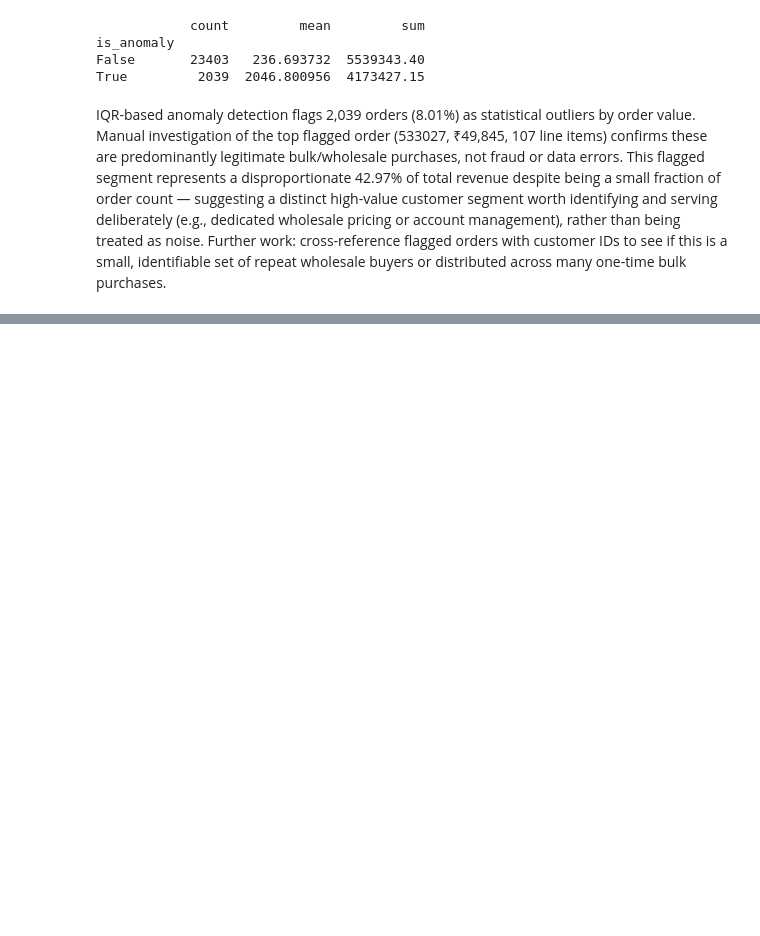
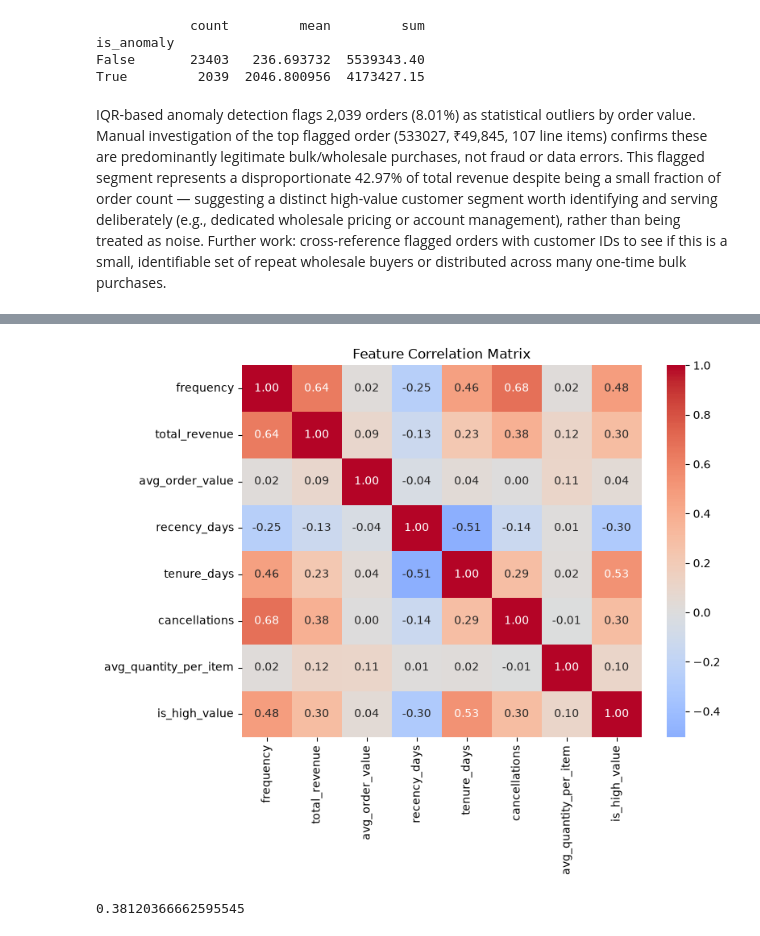
Before and after one commit to chiragkalucha/RetailPulse-Analytics, a Jupyter notebook: notebooks/hypothesis_testing.ipynb, the cells around one changed output, grey strips where cells are left out. Cells and saved outputs as stored; diff of their text form; code cells hidden in the pictures; blank space fills up the shorter version.

```diff
--- a/notebooks/hypothesis_testing.ipynb
+++ b/notebooks/hypothesis_testing.ipynb
@@ -221,3 +221,9 @@ customers.describe()
 | 75% | 16836.500000 | 6.000000 | 1634.727500 | 22.905366 | 2010-11-23 00:00:00 | 2010-08-11 00:00:00 | ... |
 | max | 18287.000000 | 269.000000 | 341776.730000 | 2803.200000 | 2010-12-09 00:00:00 | 2010-12-09 00:00:00 | ... |
 | std | 1702.967643 | 10.023230 | 8515.674386 | 421.255210 | NaN | NaN | ... |
+# %%
+threshold = customers['total_revenue'].quantile(0.80)
+customers['is_high_value'] = (customers['total_revenue'] >= threshold).astype(int)
+
+print(f"Top 20% revenue threshold: ₹{threshold:.2f}")
+print(customers['is_high_value'].value_counts())
@@ -223,0 +236,9 @@ customers.describe()
+# %%
+# Build the full correlation matrix: all features + the target together
+feature_cols = ['frequency', 'total_revenue', 'avg_order_value', 'recency_days',
+                'tenure_days', 'cancellations', 'avg_quantity_per_item']
+
+corr_matrix = customers[feature_cols + ['is_high_value']].corr()
+
+# Just the feature-to-target column, sorted strongest to weakest
+print(corr_matrix['is_high_value'].sort_values(ascending=False))
@@ -223,0 +255,19 @@ customers.describe()
+# %%
+import seaborn as sns
+import matplotlib.pyplot as plt
+
+plt.figure(figsize=(8, 6))
+sns.heatmap(corr_matrix, annot=True, fmt='.2f', cmap='coolwarm', center=0)
+plt.title('Feature Correlation Matrix')
+plt.show()
+# %% [output]
+[figure, added]
+# %%
+# Check the specific feature-to-feature correlation you suspected
+print(corr_matrix.loc['cancellations', 'total_revenue'])
+
+# Drop total_revenue from candidate features — it's the source of the target, not a predictor
+feature_cols_final = ['frequency', 'recency_days', 'tenure_days',
+                       'cancellations', 'avg_quantity_per_item', 'avg_order_value']
+# %% [output]
+0.38120366662595545
```
Also changed, not shown: parts of 2 cells of this notebook.
